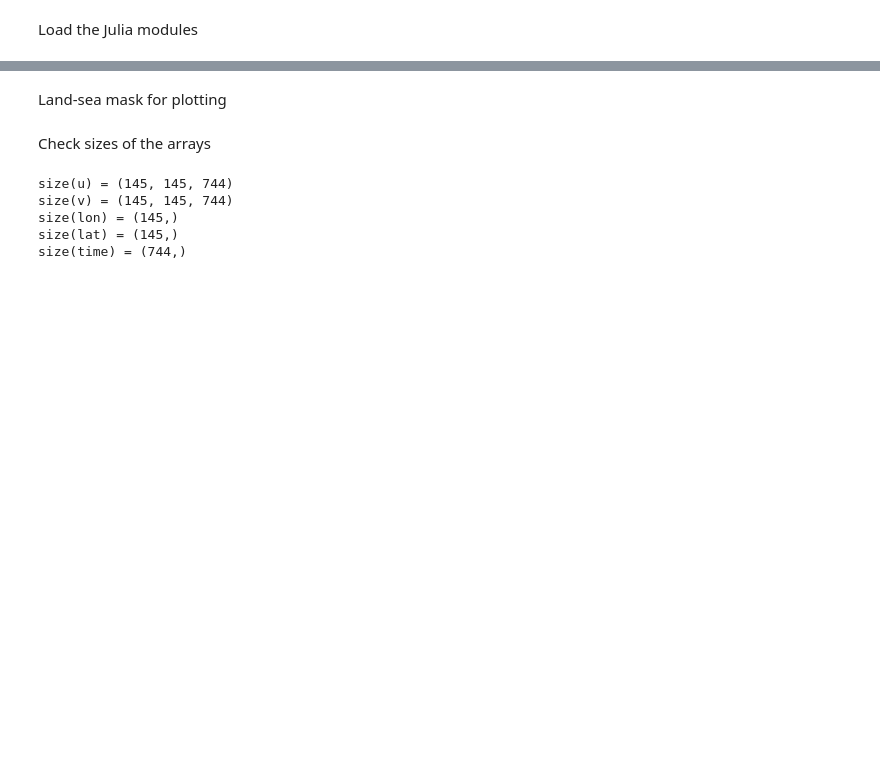
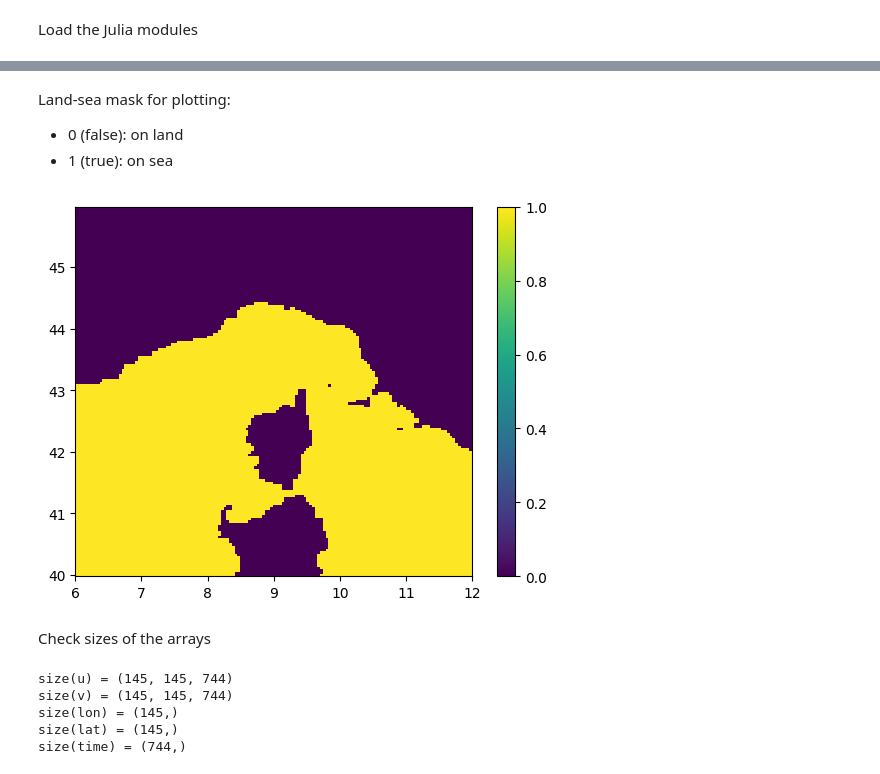
Before and after one commit to Alexander-Barth/JuliaTutorial, a Jupyter notebook: Drifter_trajectories.ipynb, the cells around one changed output, grey strips where cells are left out. Saved outputs shown, nothing was run; the diff lists cells and outputs as text; code cells hidden in the pictures; blank space fills up the shorter version.

```diff
--- a/Drifter_trajectories.ipynb
+++ b/Drifter_trajectories.ipynb
@@ -50,8 +58,13 @@ time[end] = 2018-10-31T23:30:00
 # %% [markdown]
-Land-sea mask for plotting
+Land-sea mask for plotting:
+   * 0 (false): on land
+   * 1 (true): on sea
 # %%
 
 mask = .!isnan.(u[:,:,1]);
+pcolor(lon,lat,Int.(copy(mask'))); colorbar();
+# %% [output]
+[figure, added]
 # %% [markdown]
 Check sizes of the arrays
 # %%
```
Also changed, not shown: parts of 16 cells of this notebook.
